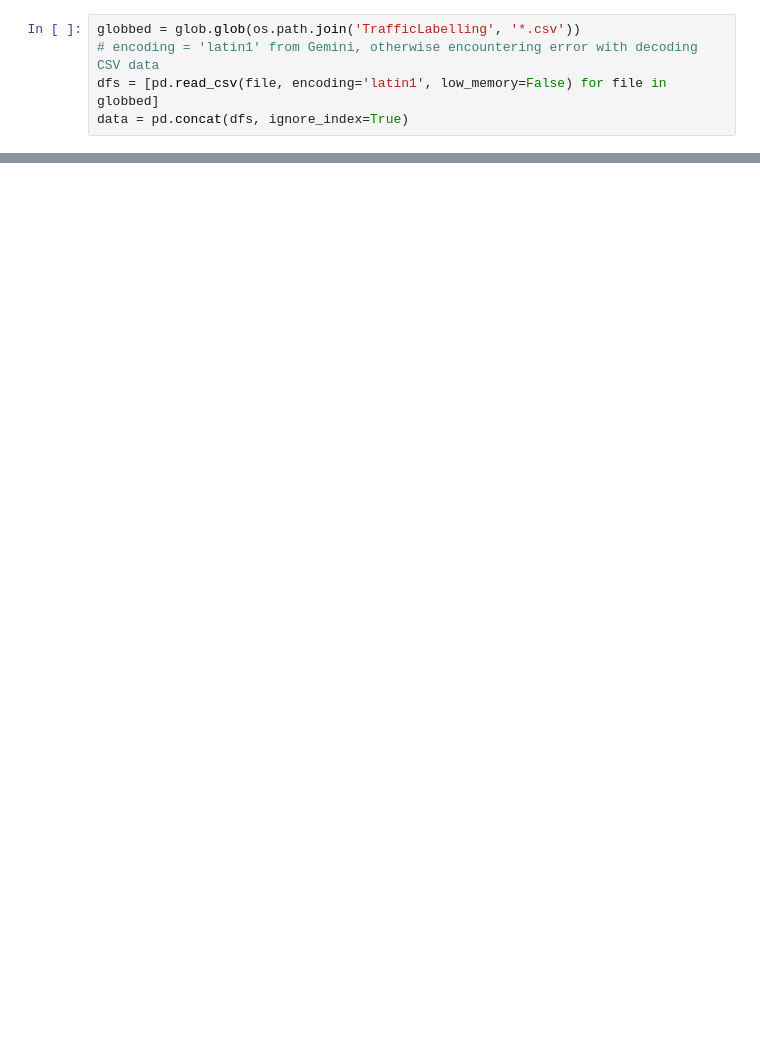
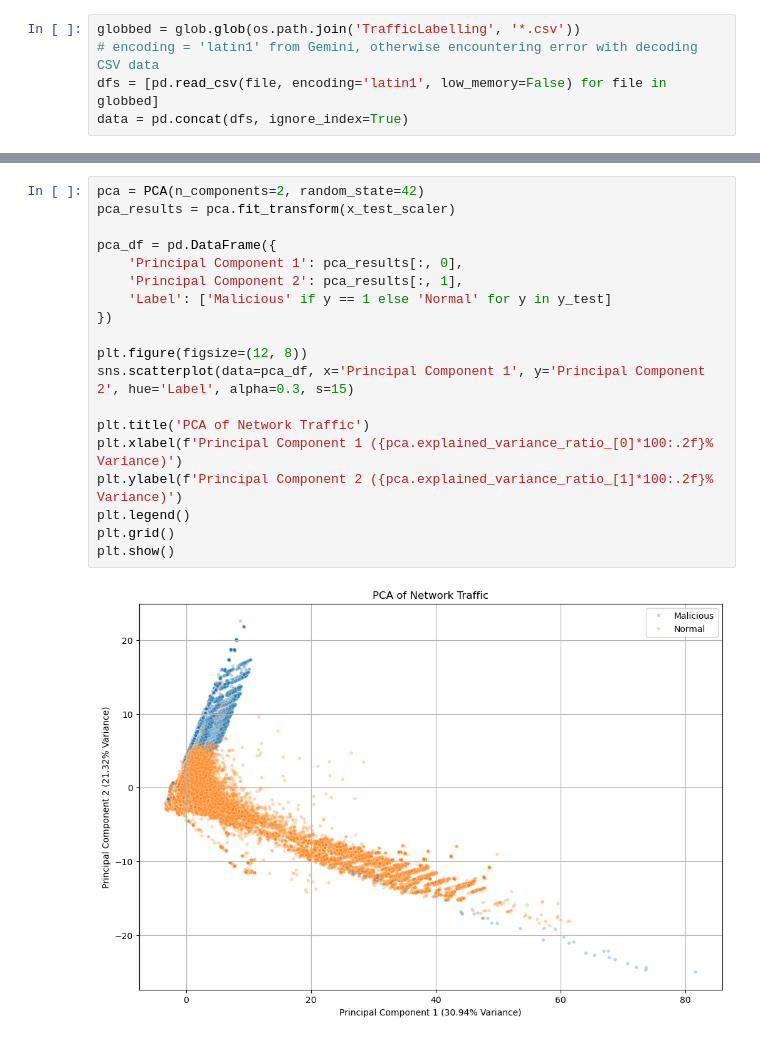
Before and after one commit to arpankap/EE-467, a Jupyter notebook: Final-Project/project.ipynb, the cells around one changed output, grey strips where cells are left out. Cells and saved outputs as stored; diff of their text form; blank space fills up the shorter version.

```diff
--- a/Final-Project/project.ipynb
+++ b/Final-Project/project.ipynb
@@ -134,0 +205,21 @@ IsolationForest Results at 1% FPR:
+# %%
+pca = PCA(n_components=2, random_state=42)
+pca_results = pca.fit_transform(x_test_scaler)
+
+pca_df = pd.DataFrame({
+    'Principal Component 1': pca_results[:, 0],
+    'Principal Component 2': pca_results[:, 1],
+    'Label': ['Malicious' if y == 1 else 'Normal' for y in y_test]
+})
+
+plt.figure(figsize=(12, 8))
+sns.scatterplot(data=pca_df, x='Principal Component 1', y='Principal Component 2', hue='Label', alpha=0.3, s=15)
+
+plt.title('PCA of Network Traffic')
+plt.xlabel(f'Principal Component 1 ({pca.explained_variance_ratio_[0]*100:.2f}% Variance)')
+plt.ylabel(f'Principal Component 2 ({pca.explained_variance_ratio_[1]*100:.2f}% Variance)')
+plt.legend()
+plt.grid()
+plt.show()
+# %% [output]
+[figure, added]
```
Also changed, not shown: parts of 15 cells of this notebook, 1 other file.
